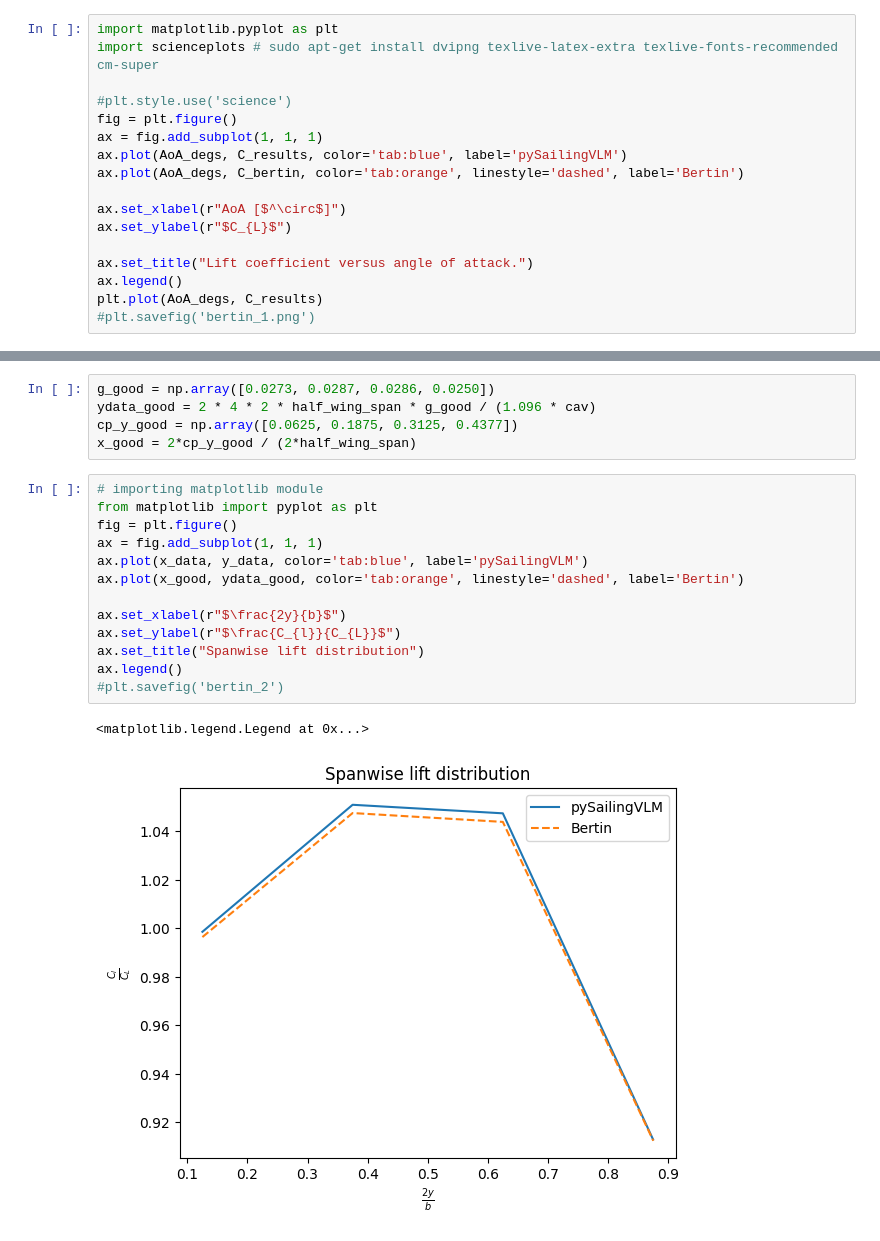
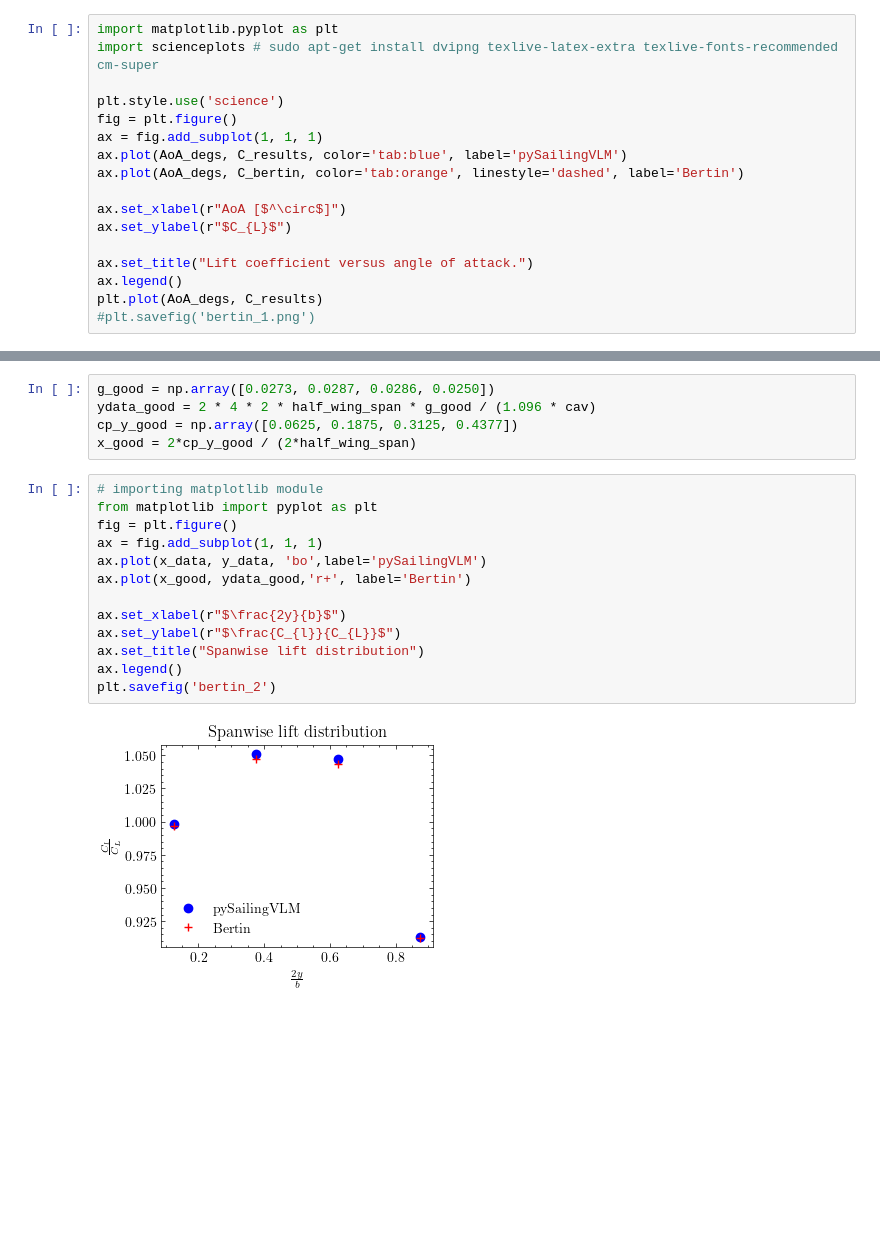
Before and after one commit to orgSailingVLM/pySailingVLM, a Jupyter notebook: pySailingVLM/examples/bertin.ipynb, the cells around one changed output, grey strips where cells are left out. Drawn from its saved outputs; the diff is of its cells as text; blank space fills up the shorter version.

```diff
--- a/pySailingVLM/examples/bertin.ipynb
+++ b/pySailingVLM/examples/bertin.ipynb
@@ -116,7 +116,7 @@ C_bertin = 1.096 * np.pi * np.pi / 180.* AoA_degs
 import matplotlib.pyplot as plt
 import scienceplots # sudo apt-get install dvipng texlive-latex-extra texlive-fonts-recommended cm-super
 
-#plt.style.use('science')
+plt.style.use('science')
 fig = plt.figure()
 ax = fig.add_subplot(1, 1, 1)
 ax.plot(AoA_degs, C_results, color='tab:blue', label='pySailingVLM')
@@ -176,16 +176,15 @@ x_good = 2*cp_y_good / (2*half_wing_span)
 # %%
 # importing matplotlib module
 from matplotlib import pyplot as plt
 fig = plt.figure()
 ax = fig.add_subplot(1, 1, 1)
-ax.plot(x_data, y_data, color='tab:blue', label='pySailingVLM')
-ax.plot(x_good, ydata_good, color='tab:orange', linestyle='dashed', label='Bertin')
+ax.plot(x_data, y_data, 'bo',label='pySailingVLM')
+ax.plot(x_good, ydata_good,'r+', label='Bertin')
 
 ax.set_xlabel(r"$\frac{2y}{b}$")
 ax.set_ylabel(r"$\frac{C_{l}}{C_{L}}$")
 ax.set_title("Spanwise lift distribution")
 ax.legend()
-#plt.savefig('bertin_2')
+plt.savefig('bertin_2')
 # %% [output]
-<matplotlib.legend.Legend at 0x...>
-[figure, old version]
+[figure, new version]
```
Also changed, not shown: parts of 1 cell of this notebook.
